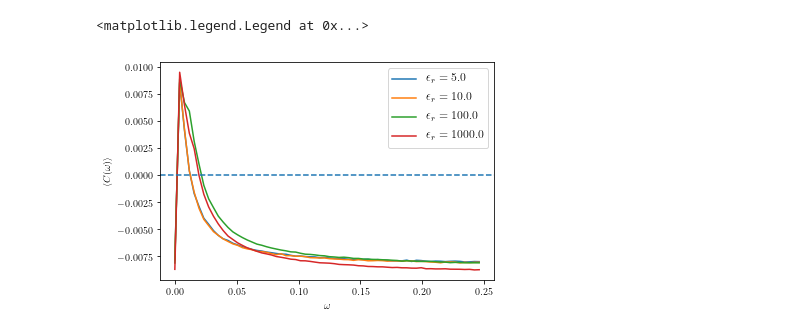
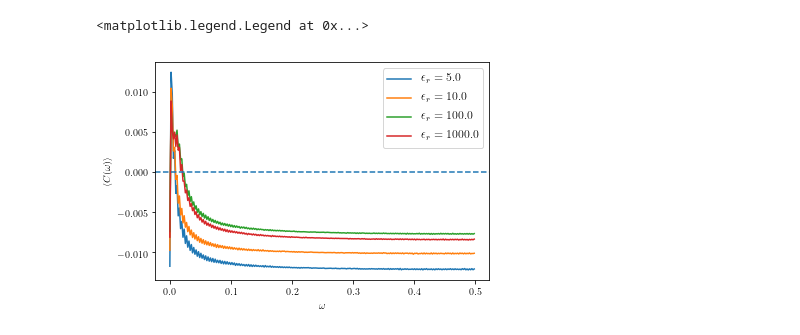
Before and after one commit to mlazarn/Summer18Research, a Jupyter notebook: MonteCarloSim/Untitled6.ipynb, the cells around one changed output. Saved outputs shown, nothing was run; the diff lists cells and outputs as text; code cells hidden in the pictures.

```diff
--- a/MonteCarloSim/Untitled6.ipynb
+++ b/MonteCarloSim/Untitled6.ipynb
@@ -28,5 +32,5 @@ r = range(511)
 # %%
-k = 80
+k = 90
 # %%
 #data1[k, 0] = np.nan
 #data2[k, 0] = np.nan
@@ -49,9 +67,11 @@ ax1.legend(fontsize='large')
 # %%
-w = fftfreq(256)
+w = fftfreq(512)
 # %%
-F1 = np.abs(fft(data1[k, 0:256])) * 2 / 256
-F2 = np.abs(fft(data2[k, 0:256])) * 2 / 256
-F3 = np.abs(fft(data3[k, 0:256])) * 2 / 256
-F4 = np.abs(fft(data4[k, 0:256])) * 2 / 256
+F1 = np.abs(fft(data1[k, 1:257], 512)) * 2 / 256
+F2 = np.abs(fft(data6[k, 1:257], 512)) * 2 / 256
+F3 = np.abs(fft(data7[k, 1:257], 512)) * 2 / 256
+F4 = np.abs(fft(data8[k, 1:257], 512)) * 2 / 256
+#w[np.argmax(F1)]
+N = F1.shape[-1]
 # %%
 fig2, ax2 = plt.subplots(facecolor="white")
@@ -70,19 +90,19 @@ ax2.legend(fontsize='large')
 # %%
-G1 = (F1 - (np.max(F1) / 2))[0:128]
+G1 = (F1 - (np.max(F1) / 2))[0:N//2]
 argmax1 = np.argmax(G1)
-spline1 = spInt.InterpolatedUnivariateSpline(w[0:128], G1)
+spline1 = spInt.InterpolatedUnivariateSpline(w[0:N//2], G1)
 roots1 = spline1.roots()
-G2 = (F2 - (np.max(F2) / 2))[0:128]
+G2 = (F2 - (np.max(F2) / 2))[0:N//2]
 argmax2 = np.argmax(G2)
-spline2 = spInt.InterpolatedUnivariateSpline(w[0:128], G2)
+spline2 = spInt.InterpolatedUnivariateSpline(w[0:N//2], G2)
 roots2 = spline2.roots()
-G3 = (F3 - (np.max(F3) / 2))[0:128]
+G3 = (F3 - (np.max(F3) / 2))[0:N//2]
 argmax3 = np.argmax(G3)
-spline3 = spInt.InterpolatedUnivariateSpline(w[0:128], G3)
+spline3 = spInt.InterpolatedUnivariateSpline(w[0:N//2], G3)
 roots3 = spline3.roots()
-G4 = (F4 - (np.max(F4) / 2))[0:128]
+G4 = (F4 - (np.max(F4) / 2))[0:N//2]
 argmax4 = np.argmax(G4)
-spline4 = spInt.InterpolatedUnivariateSpline(w[0:128], G4)
+spline4 = spInt.InterpolatedUnivariateSpline(w[0:N//2], G4)
 roots4 = spline4.roots()
 # %%
 print(roots1[-1])
@@ -97,17 +117,17 @@ print(roots4[-1])
 # %%
 fig3, ax3 = plt.subplots(facecolor="white")
-ax3.plot(w[0:64], G1[0:64], label=r'$\epsilon_r=5.0$')
-ax3.plot(w[0:64], G2[0:64], label=r'$\epsilon_r=10.0$')
-ax3.plot(w[0:64], G3[0:64], label=r'$\epsilon_r=100.0$')
-ax3.plot(w[0:64], G4[0:64], label=r'$\epsilon_r=1000.0$')
+ax3.plot(w[0:N//2], G1[0:N//2], label=r'$\epsilon_r=5.0$')
+ax3.plot(w[0:N//2], G2[0:N//2], label=r'$\epsilon_r=10.0$')
+ax3.plot(w[0:N//2], G3[0:N//2], label=r'$\epsilon_r=100.0$')
+ax3.plot(w[0:N//2], G4[0:N//2], label=r'$\epsilon_r=1000.0$')
 ax3.axhline(0.0, linestyle='--')
 ax3.set_xlabel(r'$\omega$')
 ax3.set_ylabel(r'$\langle C(\omega)\rangle$')
 #ax2.set_ylim(bottom=-0.02, top=0.12)
 ax3.legend(fontsize='large')
 # %% [output]
 <matplotlib.legend.Legend at 0x...>
-[figure, old version]
+[figure, new version]
 # %%
 try:
     HWL1 = roots1[-2]
```
Also changed, not shown: parts of 9 cells of this notebook, 5 other files.
